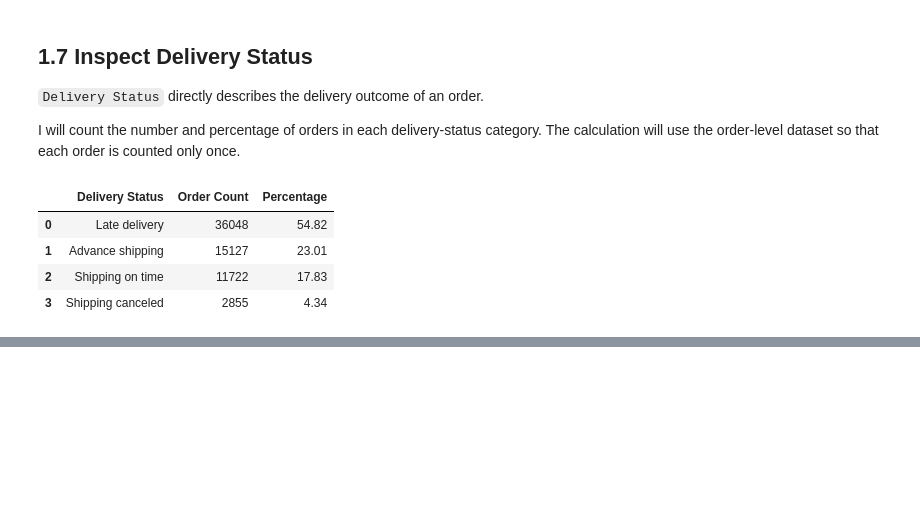
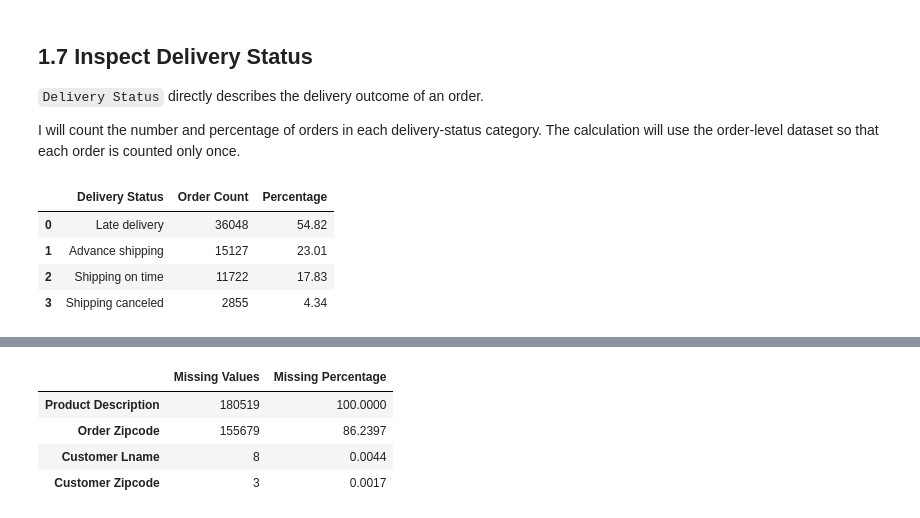
Before and after one commit to iffah-rahmah/supply-chain-exception-control-tower, a Jupyter notebook: notebooks/01_data_inspection.ipynb, the cells around one changed output, grey strips where cells are left out. Saved outputs shown, nothing was run; the diff lists cells and outputs as text; code cells hidden in the pictures; blank space fills up the shorter version.

Commit message:
Complete initial data inspection

```diff
--- a/notebooks/01_data_inspection.ipynb
+++ b/notebooks/01_data_inspection.ipynb
@@ -425,0 +489,28 @@ display(delivery_status_summary)
+# %%
+# Count missing values in every column
+missing_values = df.isna().sum()
+
+# Calculate the percentage of missing values
+missing_percentage = (
+    missing_values / len(df) * 100
+).round(4)
+
+# Combine the results into one table
+missing_summary = pd.DataFrame({
+    "Missing Values": missing_values,
+    "Missing Percentage": missing_percentage
+})
+
+# Show only columns that contain missing values
+missing_summary = (
+    missing_summary[missing_summary["Missing Values"] > 0]
+    .sort_values("Missing Percentage", ascending=False)
+)
+
+display(missing_summary)
+# %% [output]
+|  | Missing Values | Missing Percentage |
+| Product Description | 180519 | 100.0000 |
+| Order Zipcode | 155679 | 86.2397 |
+| Customer Lname | 8 | 0.0044 |
+| Customer Zipcode | 3 | 0.0017 |
```
Also changed, not shown: parts of 8 cells of this notebook.
